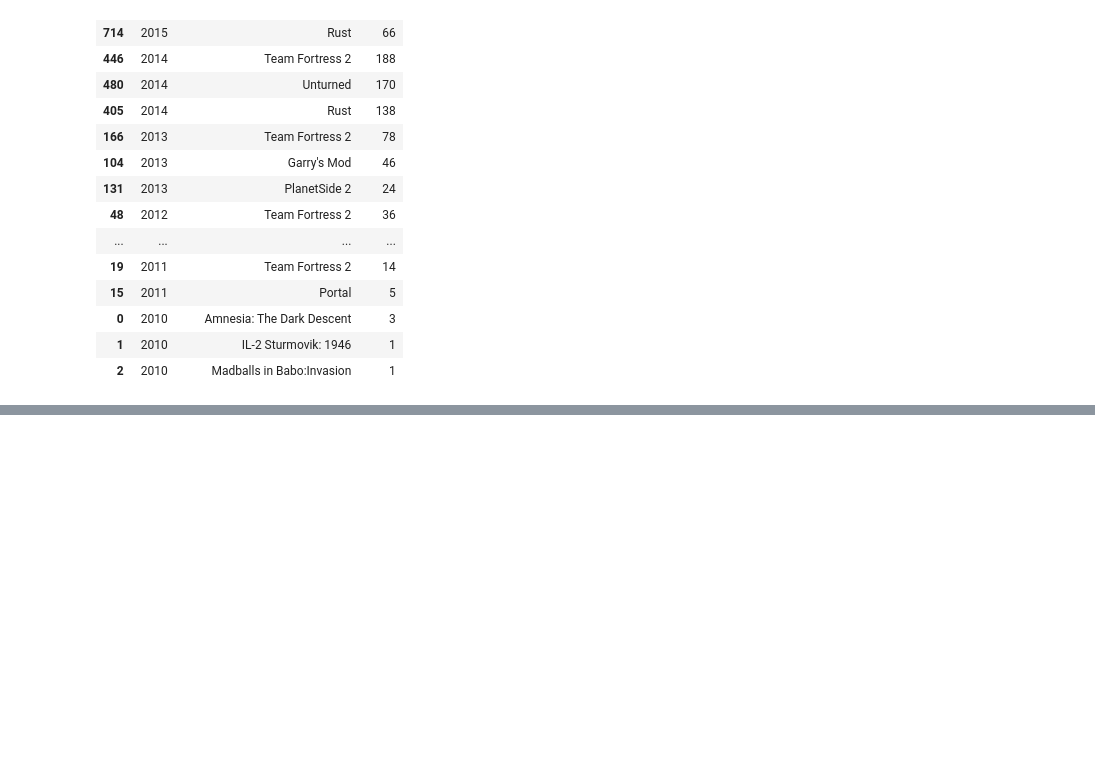
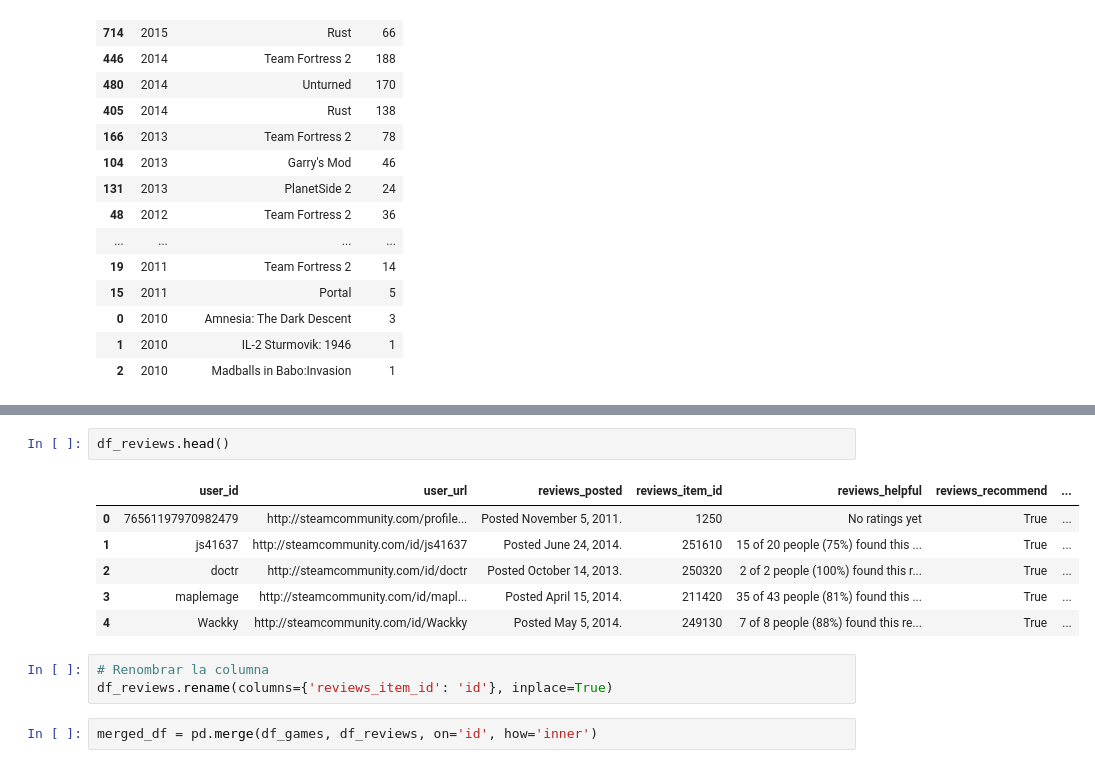
Before and after one commit to roxrap/PI-MLOps-RoxRap, a Jupyter notebook: Consultas_Api.ipynb, the cells around one changed output, grey strips where cells are left out. Cells and saved outputs as stored; diff of their text form; blank space fills up the shorter version.

```diff
--- a/Consultas_Api.ipynb
+++ b/Consultas_Api.ipynb
@@ -247,0 +257,14 @@ no_recomendados_x_año
+# %%
+df_reviews.head()
+# %% [output]
+|  | user_id | user_url | reviews_posted | reviews_item_id | reviews_helpful | reviews_recommend | ... |
+| 0 | 76561197970982479 | http://steamcommunity.com/profile... | Posted November 5, 2011. | 1250 | No ratings yet | True | ... |
+| 1 | js41637 | http://steamcommunity.com/id/js41637 | Posted June 24, 2014. | 251610 | 15 of 20 people (75%) found this ... | True | ... |
+| 2 | doctr | http://steamcommunity.com/id/doctr | Posted October 14, 2013. | 250320 | 2 of 2 people (100%) found this r... | True | ... |
+| 3 | maplemage | http://steamcommunity.com/id/mapl... | Posted April 15, 2014. | 211420 | 35 of 43 people (81%) found this ... | True | ... |
+| 4 | Wackky | http://steamcommunity.com/id/Wackky | Posted May 5, 2014. | 249130 | 7 of 8 people (88%) found this re... | True | ... |
+# %%
+# Renombrar la columna
+df_reviews.rename(columns={'reviews_item_id': 'id'}, inplace=True)
+# %%
+merged_df = pd.merge(df_games, df_reviews, on='id', how='inner')
```
Also changed, not shown: parts of 3 cells of this notebook, 2 other files.
